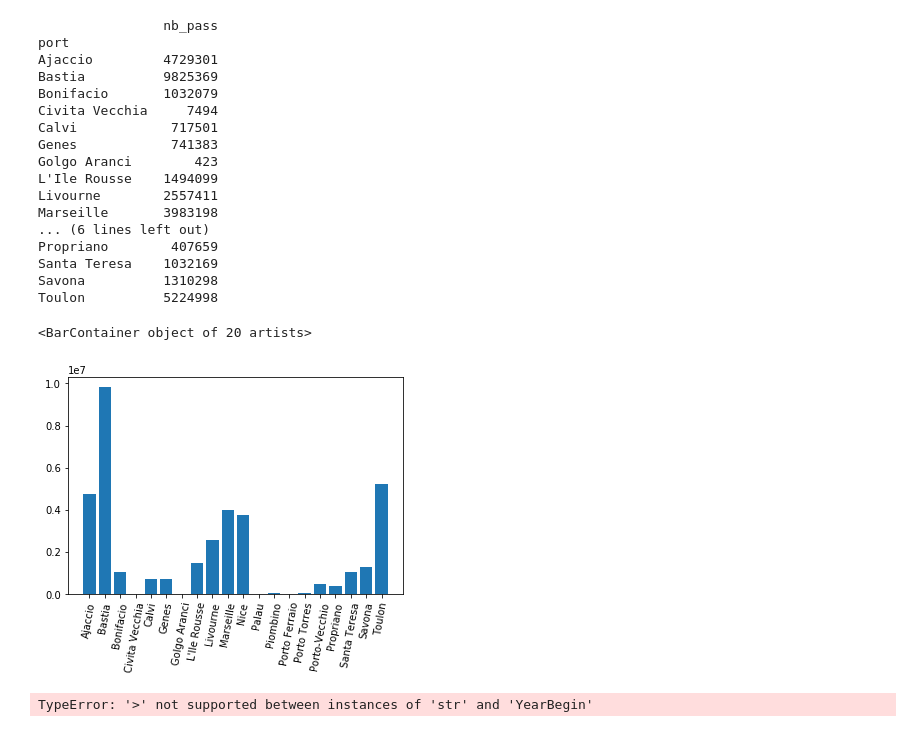
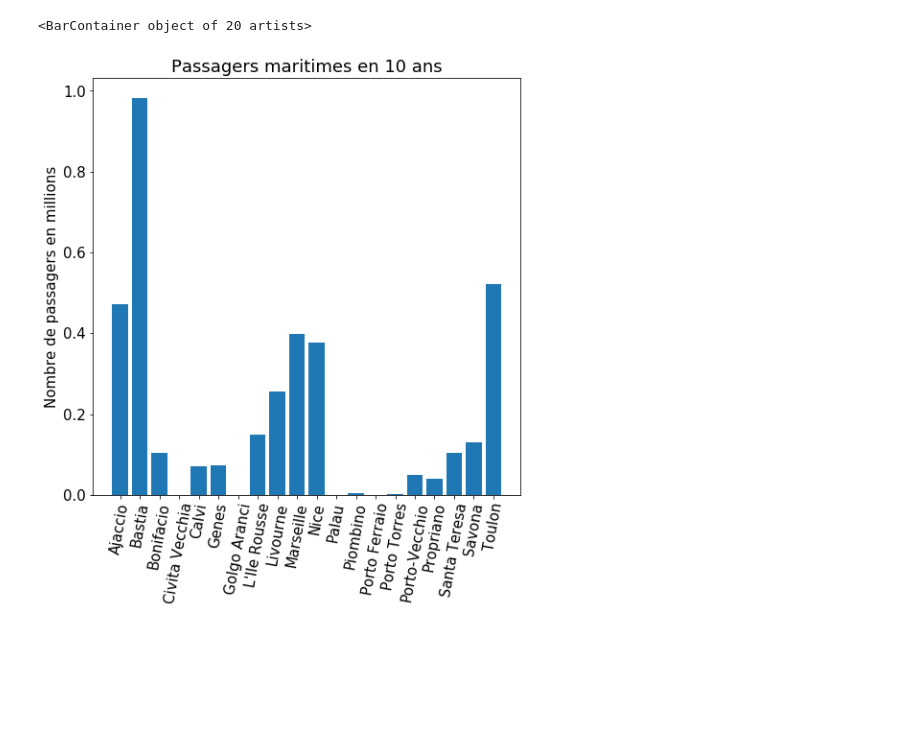
Before and after one commit to MaxAdau/jupy-notebooks, a Jupyter notebook: PortFrance.ipynb, the cells around one changed output. Drawn from its saved outputs; the diff is of its cells as text; code cells hidden in the pictures; blank space fills up the shorter version.

Commit message:
Frist graph is done

```diff
--- a/PortFrance.ipynb
+++ b/PortFrance.ipynb
@@ -34,2 +32,27 @@ df['date'] = pd.to_datetime(df['date'])
 # Puis on vire les float pour en faire des int
 df['nb_pass'] = df['nb_pass'].astype(int)
+# %%
+# Ici, je veux un graphique en histogramme me montrant :
+# le total cumulé de tous les passagers de ces 10 dernières années
+
+# On commence par choper uniquement les 10 dernières années
+# Pas compris comment on utilise les pd.tseries.offsets.YearBegin(10)
+graph1 = df[(df['date'] > '2009.1.1')]
+
+# On chope la somme de tous les passagers, puis on vire le upper case de merde
+graph1 = graph1[['port', 'nb_pass']].groupby(['port']).sum()
+graph1.rename(index={'CIVITA VECCHIA':'Civita Vecchia'}, inplace=True)
+
+# On passe en million pour faciliter l'affichage
+graph1['nb_pass'] = graph1['nb_pass'] / 10000000
+
+# Tuning de paramètres, merci matplotlib, tu gères
+plt.rcParams.update({'font.size': 15})
+plt.figure(figsize=(8,8))
+plt.title('Passagers maritimes en 10 ans')
+plt.ylabel('Nombre de passagers en millions')
+plt.xticks(rotation=80)
+plt.bar(graph1.index.tolist(), height=graph1.nb_pass)
+# %% [output]
+<BarContainer object of 20 artists>
+[figure, added]
@@ -40,42 +66,3 @@ df['nb_pass'] = df['nb_pass'].astype(int)
 # type(df.groupby(['port', 'date']).agg({'sum'}, axis='index').sort_values(by=('nb_pass', 'sum'), ascending=False))
 
 graph2 = df.groupby(['port', 'date']).sum().sort_values(by='nb_pass', ascending=False)
-# %%
-# Ici, je veux un graphique en histogramme me montrant :
-# le total cumulé de tous les passagers de ces 10 dernières années
-
-# On commence par choper uniquement les 10 dernières années
-# Pas compris comment on utilise les pd.tseries.offsets.YearBegin(10)
-graph1 = df[(df['date'] > '2009.1.1')]
-
-# On chope la somme de tous les passagers, puis on vire le upper case de merde
-graph1 = graph1[['port', 'nb_pass']].groupby(['port']).sum()
-graph1.rename(index={'CIVITA VECCHIA':'Civita Vecchia'}, inplace=True)
-
-print(graph1)
-
-# Petit tricks https://re-thought.com/how-to-suppress-scientific-notation-in-pandas/
-
-plt.xticks(rotation=80)
-plt.bar(graph1.index.tolist(), height=graph1.nb_pass)
-#graph1.plot.bar(width=0.7)
-# %% [output]
-                nb_pass
-port
-Ajaccio         4729301
-Bastia          9825369
-Bonifacio       1032079
-Civita Vecchia     7494
-Calvi            717501
-Genes            741383
-Golgo Aranci        423
-L'Ile Rousse    1494099
-Livourne        2557411
-Marseille       3983198
-... (6 lines left out)
-Propriano        407659
-Santa Teresa    1032169
-Savona          1310298
-Toulon          5224998
-<BarContainer object of 20 artists>
-[figure, removed]
@@ -85,9 +68,0 @@ Toulon          5224998
-# %%
-#start_date = df['date'] - pd.tseries.offsets.YearBegin(5)
-#print(start_date)
-
-#print(df['date'])
-df[('date' > pd.tseries.offsets.YearBegin(10))]
-#pd.tseries.offsets.YearBegin(10)
-# %% [output]
-TypeError: '>' not supported between instances of 'str' and 'YearBegin'
```
Also changed, not shown: parts of 3 cells of this notebook.
